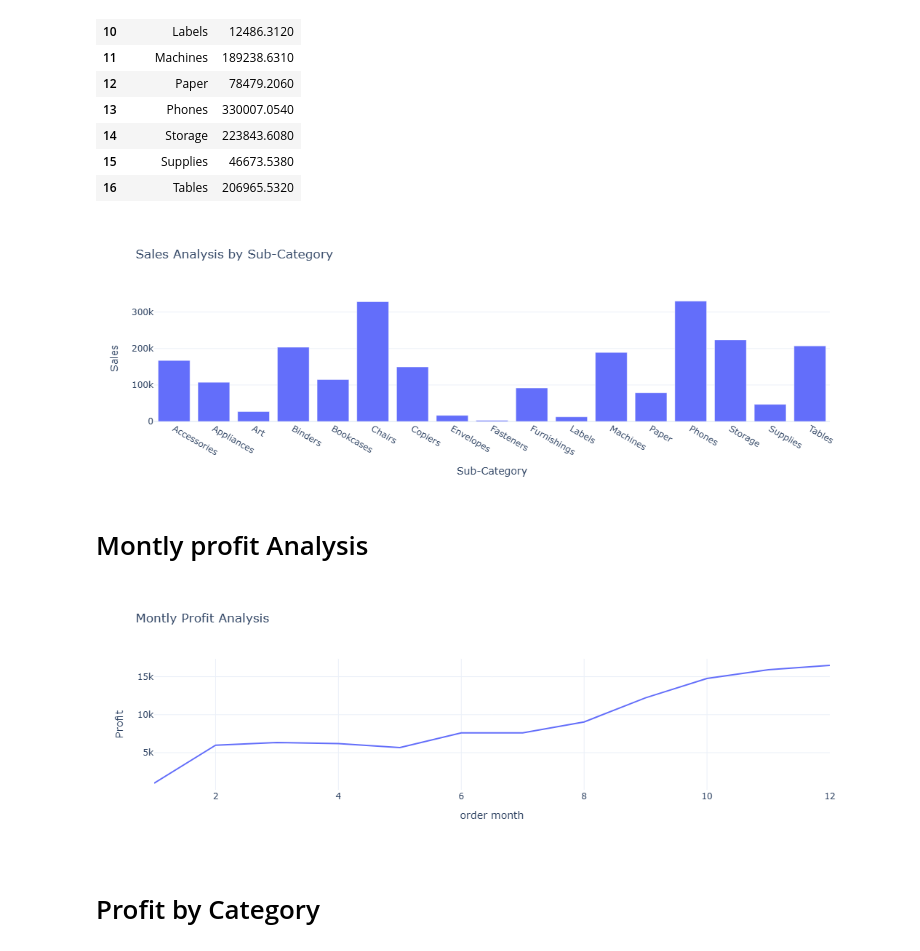
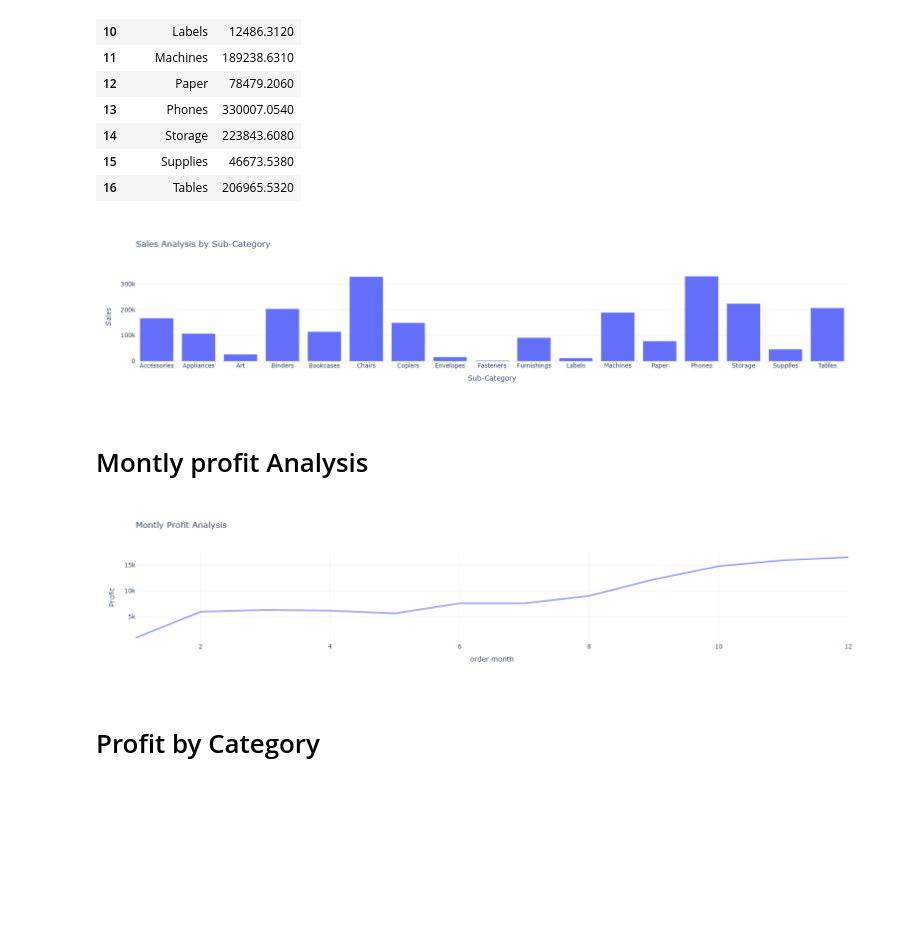
Before and after one commit to chethansgr3-spec/E-commerce-sales-customer-segmentation, a Jupyter notebook: E-commerce and Sales.ipynb, the cells around one changed output. Drawn from its saved outputs; the diff is of its cells as text; code cells hidden in the pictures; blank space fills up the shorter version.

```diff
--- a/E-commerce and Sales.ipynb
+++ b/E-commerce and Sales.ipynb
@@ -216,17 +219,19 @@ sales_by_sub_category
 | 16 | Tables | 206965.5320 |
 # %%
 fig = px.bar(sales_by_sub_category,x='Sub-Category',y='Sales',title='Sales Analysis by Sub-Category')
+fig.write_image("figure_46.png")
 fig.show()
 # %% [output]
-[figure, old version]
+[figure, new version]
 # %% [markdown]
 # Montly profit Analysis
 # %%
 profit_by_month=data.groupby('order month')['Profit'].sum().reset_index()
 fig = px.line(profit_by_month,x='order month',y='Profit',title='Montly Profit Analysis')
+fig.write_image("figure_47.png")
 fig.show()
 # %% [output]
-[figure, old version]
+[figure, new version]
 # %% [markdown]
 # Profit by Category
 # %%
```
Also changed, not shown: parts of 6 cells of this notebook, 15 other files.
